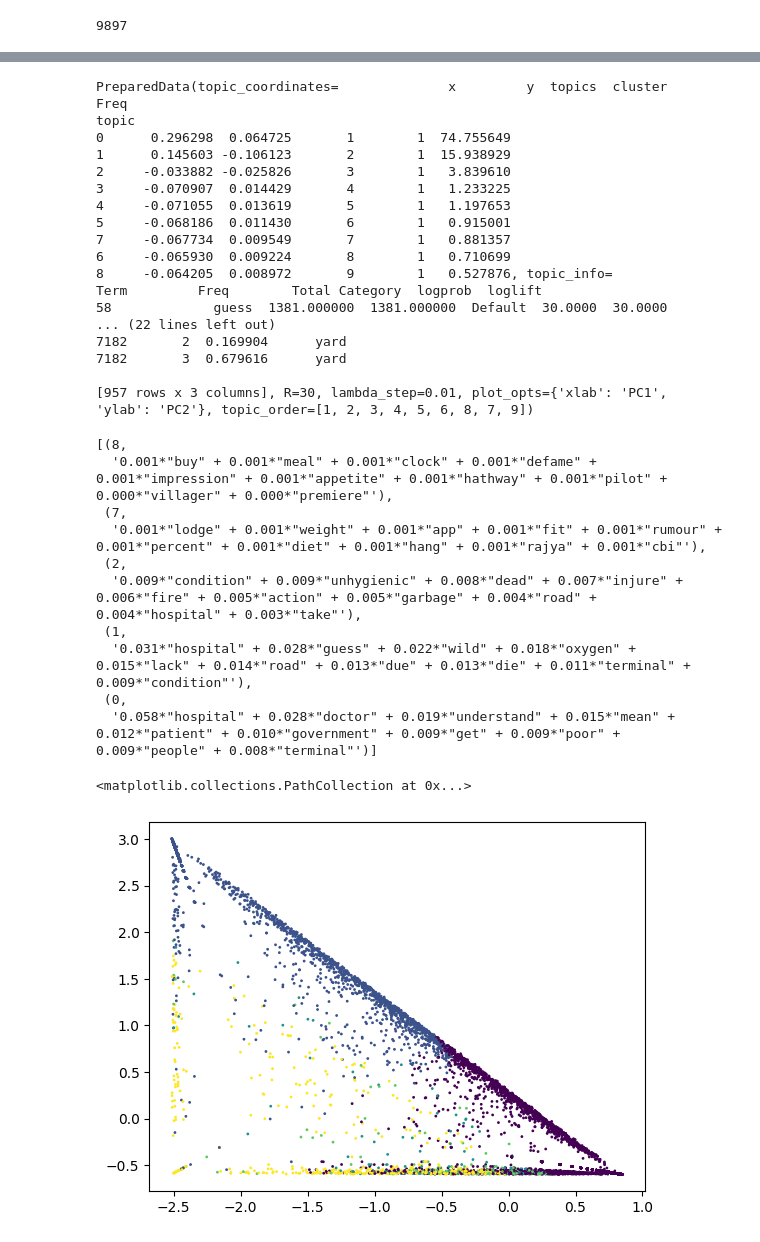
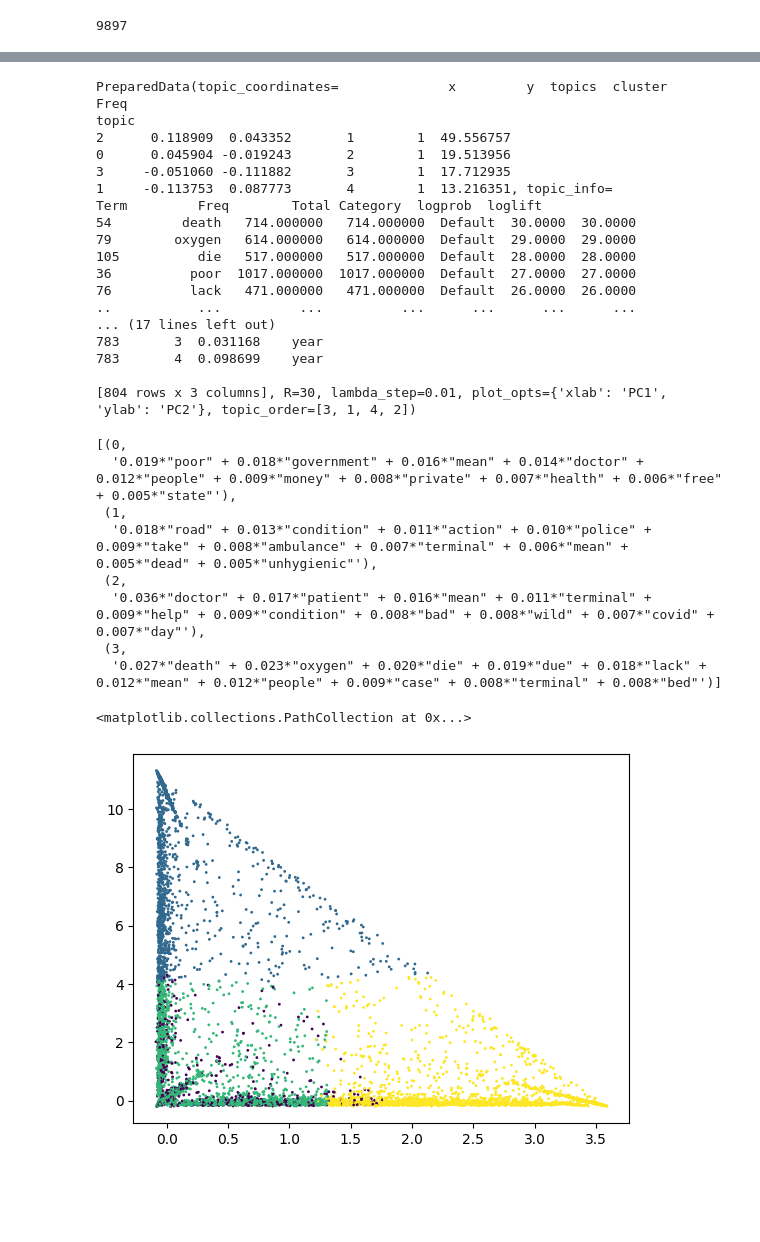
Before and after one commit to arjunality/twitter_data_analysis, a Jupyter notebook: v2/codefiles/data_topic_modelling_v2.ipynb, the cells around one changed output, grey strips where cells are left out. Drawn from its saved outputs; the diff is of its cells as text; code cells hidden in the pictures; blank space fills up the shorter version.

Commit message:
topic modelling

```diff
--- a/v2/codefiles/data_topic_modelling_v2.ipynb
+++ b/v2/codefiles/data_topic_modelling_v2.ipynb
@@ -78,7 +78,7 @@ print(bigram_mod, trigram_mod)
 FrozenPhrases<239 phrases, min_count=5, threshold=100> FrozenPhrases<272 phrases, min_count=5, threshold=100>
 # %%
 stop_words = stopwords.words('english')
-stop_words.extend(['from', 'subject', 're', 'edu', 'use'])
+stop_words.extend(['hospital', 'understand', 'get', 'take', 'guess', 'give', 'say', 'see', 'need'])
 
 def remove_stopwords(texts):
     return [[word for word in simple_preprocess(str(doc)) if word not in stop_words] for doc in texts]
@@ -177,7 +177,7 @@ grid['Validation_Set'] = {}
 
 # Topics range
 min_topics = 2
-max_topics = 10
+max_topics = 6
 step_size = 1
 topics_range = range(min_topics, max_topics, step_size)
 
@@ -244,5 +244,5 @@ lda_results[lda_results['Coherence']==max(lda_results['Coherence'])]
 # %%
-num_topics = 9
+num_topics = 4
 
 lda_model = gensim.models.LdaMulticore(corpus=corpus,
                                            id2word=id2word,
@@ -250,8 +250,8 @@ lda_model = gensim.models.LdaMulticore(corpus=corpus,
                                            random_state=100,
                                            chunksize=100,
                                            passes=10,
-                                           alpha='asymmetric',
-                                           eta=0.61)
+                                           alpha=0.31,
+                                           eta=0.91)
 # %%
 import pyLDAvis.gensim_models as gensimvis
 import os
@@ -263,7 +263,7 @@ pyLDAvis.enable_notebook()
 
 LDAvis_data_filepath = os.path.join('/Users/nitanshjain/Documents/Projects/Twitter_Data_Analysis/v2/results/ldavis_tuned_'+str(num_topics))
 
-# # this is a bit time consuming - make the if statement True
+# # this is a bit time consuming x- make the if statement True
 # # if you want to execute visualization prep yourself
 if 1 == 1:
     LDAvis_prepared = gensimvis.prepare(lda_model, corpus, id2word)
@@ -280,62 +280,60 @@ LDAvis_prepared
 # %% [output]
 PreparedData(topic_coordinates=              x         y  topics  cluster       Freq
 topic
-0      0.296298  0.064725       1        1  74.755649
-1      0.145603 -0.106123       2        1  15.938929
-2     -0.033882 -0.025826       3        1   3.839610
-3     -0.070907  0.014429       4        1   1.233225
-4     -0.071055  0.013619       5        1   1.197653
-5     -0.068186  0.011430       6        1   0.915001
-7     -0.067734  0.009549       7        1   0.881357
-6     -0.065930  0.009224       8        1   0.710699
-8     -0.064205  0.008972       9        1   0.527876, topic_info=                Term         Freq        Total Category  logprob  loglift
-58             guess  1381.000000  1381.000000  Default  30.0000  30.0000
-... (22 lines left out)
-7182       2  0.169904      yard
-7182       3  0.679616      yard
+2      0.118909  0.043352       1        1  49.556757
+0      0.045904 -0.019243       2        1  19.513956
+3     -0.051060 -0.111882       3        1  17.712935
+1     -0.113753  0.087773       4        1  13.216351, topic_info=            Term         Freq        Total Category  logprob  loglift
+54         death   714.000000   714.000000  Default  30.0000  30.0000
+79        oxygen   614.000000   614.000000  Default  29.0000  29.0000
+105          die   517.000000   517.000000  Default  28.0000  28.0000
+36          poor  1017.000000  1017.000000  Default  27.0000  27.0000
+76          lack   471.000000   471.000000  Default  26.0000  26.0000
+..           ...          ...          ...      ...      ...      ...
+... (17 lines left out)
+783       3  0.031168    year
+783       4  0.098699    year
 
-[957 rows x 3 columns], R=30, lambda_step=0.01, plot_opts={'xlab': 'PC1', 'ylab': 'PC2'}, topic_order=[1, 2, 3, 4, 5, 6, 8, 7, 9])
+[804 rows x 3 columns], R=30, lambda_step=0.01, plot_opts={'xlab': 'PC1', 'ylab': 'PC2'}, topic_order=[3, 1, 4, 2])
 # %%
-lda_model.print_topics(5, num_words=10)[:]
+lda_model.print_topics(4, num_words=10)[:]
 # %% [output]
-[(8,
-  '0.001*"buy" + 0.001*"meal" + 0.001*"clock" + 0.001*"defame" + 0.001*"impression" + 0.001*"appetite" + 0.001*"hathway" + 0.001*"pilot" + 0.000*"villager" + 0.000*"premiere"'),
- (7,
-  '0.001*"lodge" + 0.001*"weight" + 0.001*"app" + 0.001*"fit" + 0.001*"rumour" + 0.001*"percent" + 0.001*"diet" + 0.001*"hang" + 0.001*"rajya" + 0.001*"cbi"'),
+[(0,
+  '0.019*"poor" + 0.018*"government" + 0.016*"mean" + 0.014*"doctor" + 0.012*"people" + 0.009*"money" + 0.008*"private" + 0.007*"health" + 0.006*"free" + 0.005*"state"'),
+ (1,
+  '0.018*"road" + 0.013*"condition" + 0.011*"action" + 0.010*"police" + 0.009*"take" + 0.008*"ambulance" + 0.007*"terminal" + 0.006*"mean" + 0.005*"dead" + 0.005*"unhygienic"'),
  (2,
-  '0.009*"condition" + 0.009*"unhygienic" + 0.008*"dead" + 0.007*"injure" + 0.006*"fire" + 0.005*"action" + 0.005*"garbage" + 0.004*"road" + 0.004*"hospital" + 0.003*"take"'),
- (1,
-  '0.031*"hospital" + 0.028*"guess" + 0.022*"wild" + 0.018*"oxygen" + 0.015*"lack" + 0.014*"road" + 0.013*"due" + 0.013*"die" + 0.011*"terminal" + 0.009*"condition"'),
- (0,
-  '0.058*"hospital" + 0.028*"doctor" + 0.019*"understand" + 0.015*"mean" + 0.012*"patient" + 0.010*"government" + 0.009*"get" + 0.009*"poor" + 0.009*"people" + 0.008*"terminal"')]
+  '0.036*"doctor" + 0.017*"patient" + 0.016*"mean" + 0.011*"terminal" + 0.009*"help" + 0.009*"condition" + 0.008*"bad" + 0.008*"wild" + 0.007*"covid" + 0.007*"day"'),
+ (3,
+  '0.027*"death" + 0.023*"oxygen" + 0.020*"die" + 0.019*"due" + 0.018*"lack" + 0.012*"mean" + 0.012*"people" + 0.009*"case" + 0.008*"terminal" + 0.008*"bed"')]
 # %%
 train_vecs = []
-for i in range(len(tweets_df)):
+for i in range(len(tweets_neg_df)):
     top_topics = (
         lda_model.get_document_topics(corpus[i],
                                       minimum_probability=0.0)
     )
-    topic_vec = [top_topics[i][1] for i in range(5)]
+    topic_vec = [top_topics[i][1] for i in range(4)]
     # topic_vec.extend([tweets_neg_df.iloc[i].tweet])
-    topic_vec.extend([len(tweets_df.iloc[i].tweet)])
+    topic_vec.extend([len(tweets_neg_df.iloc[i].tweet)])
     train_vecs.append(topic_vec)
 # %%
 x = np.array(train_vecs)
 
-scaler = StandardScaler()
+scaler = RobustScaler()
 x_scale = scaler.fit_transform(x)
 
-model_kmeans = KMeans(n_clusters=5, max_iter=2000, random_state=42).fit(X=x_scale)
-cluster_center_document_0 = model_kmeans.cluster_centers_[0]
-cluster_center_document_1 = model_kmeans.cluster_centers_[1]
-cluster_center_document_2 = model_kmeans.cluster_centers_[2]
-cluster_center_document_3 = model_kmeans.cluster_centers_[3]
-cluster_center_document_4 = model_kmeans.cluster_centers_[4]
+model_kmeans = KMeans(n_clusters=4, max_iter=2000, random_state=42).fit(X=x_scale)
+# cluster_center_document_0 = model_kmeans.cluster_centers_[0]
+# cluster_center_document_1 = model_kmeans.cluster_centers_[1]
+# cluster_center_document_2 = model_kmeans.cluster_centers_[2]
+# cluster_center_document_3 = model_kmeans.cluster_centers_[3]
+# cluster_center_document_4 = model_kmeans.cluster_centers_[4]
 
 
 plt.scatter(x_scale[:,0], x_scale[:,1], c=model_kmeans.labels_, cmap='viridis', s=1)
 # %% [output]
 <matplotlib.collections.PathCollection at 0x...>
-[figure, old version]
+[figure, new version]
 # %%
 labels = model_kmeans.predict(x_scale)
```
Also changed, not shown: parts of 7 cells of this notebook, 13 other files.
